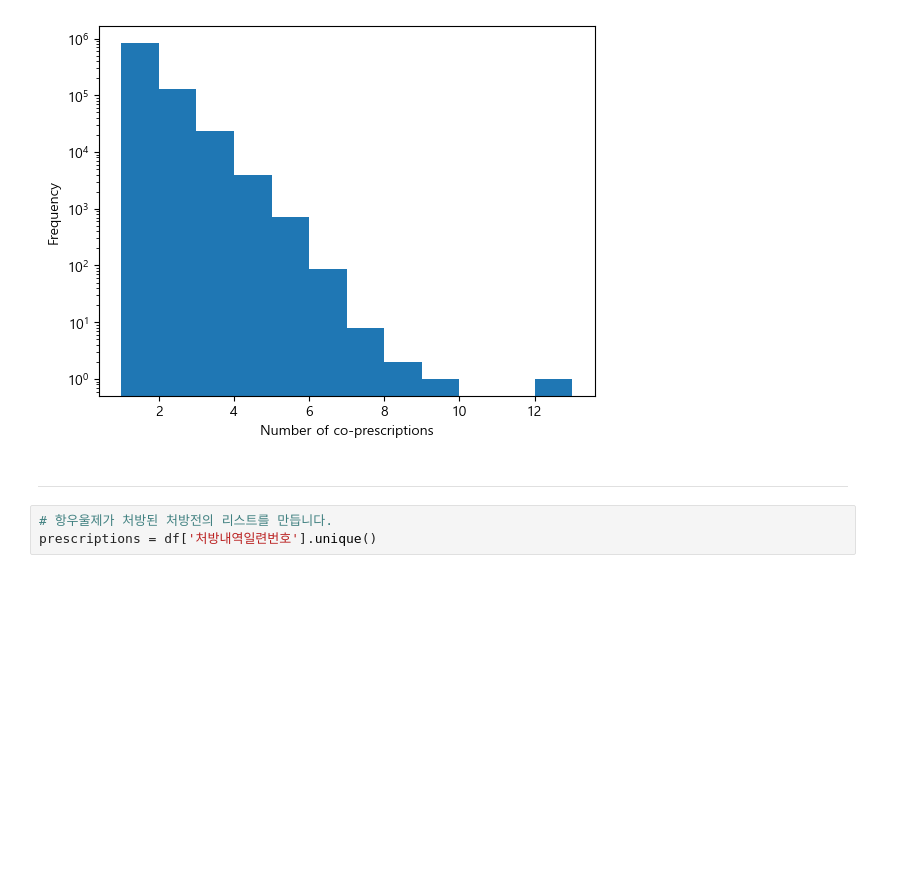
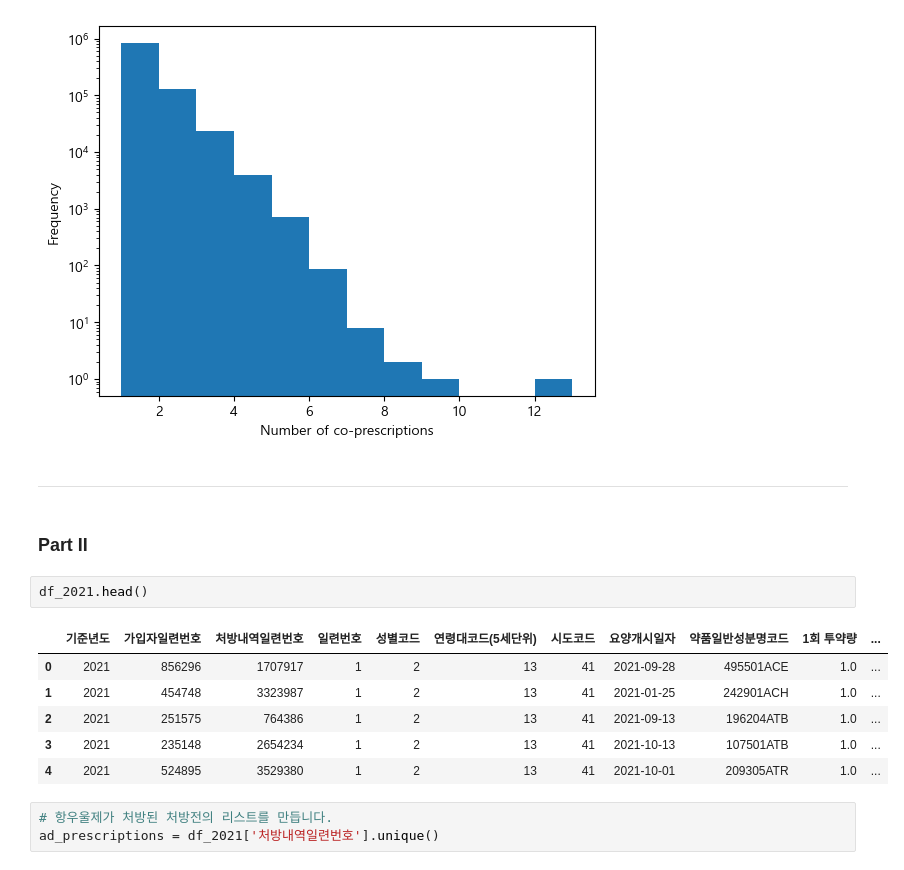
Before and after one commit to YuHan-J-Nam/Drug_Coprescription_Network_Analysis, a Jupyter notebook: 2_medicine_filtering.ipynb, the cells around one changed output. Drawn from its saved outputs; the diff is of its cells as text; blank space fills up the shorter version.

Commit message:
Extracted prescription details of patient with ad prescription in 2021 and updated mapping.csv

```diff
--- a/2_medicine_filtering.ipynb
+++ b/2_medicine_filtering.ipynb
@@ -234,6 +234,17 @@ plt.show()
 [figure]
 # %% [markdown]
 ---
+# %% [markdown]
+### Part II
+# %%
+df_2021.head()
+# %% [output]
+|  | 기준년도 | 가입자일련번호 | 처방내역일련번호 | 일련번호 | 성별코드 | 연령대코드(5세단위) | 시도코드 | 요양개시일자 | 약품일반성분명코드 | 1회 투약량 | ... |
+| 0 | 2021 | 856296 | 1707917 | 1 | 2 | 13 | 41 | 2021-09-28 | 495501ACE | 1.0 | ... |
+| 1 | 2021 | 454748 | 3323987 | 1 | 2 | 13 | 41 | 2021-01-25 | 242901ACH | 1.0 | ... |
+| 2 | 2021 | 251575 | 764386 | 1 | 2 | 13 | 41 | 2021-09-13 | 196204ATB | 1.0 | ... |
+| 3 | 2021 | 235148 | 2654234 | 1 | 2 | 13 | 41 | 2021-10-13 | 107501ATB | 1.0 | ... |
+| 4 | 2021 | 524895 | 3529380 | 1 | 2 | 13 | 41 | 2021-10-01 | 209305ATR | 1.0 | ... |
 # %%
 # 항우울제가 처방된 처방전의 리스트를 만듭니다.
-prescriptions = df['처방내역일련번호'].unique()
+ad_prescriptions = df_2021['처방내역일련번호'].unique()
```
Also changed, not shown: parts of 10 cells of this notebook, 11 other files.
